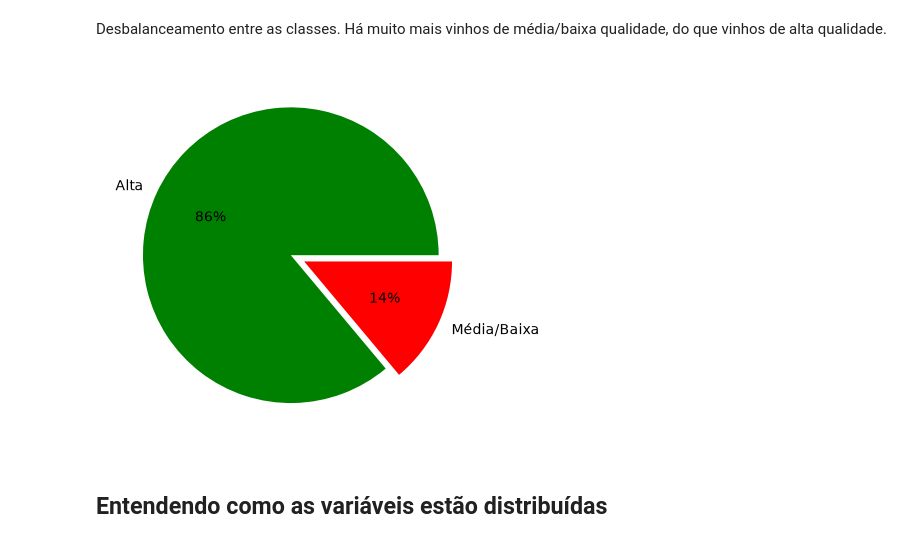
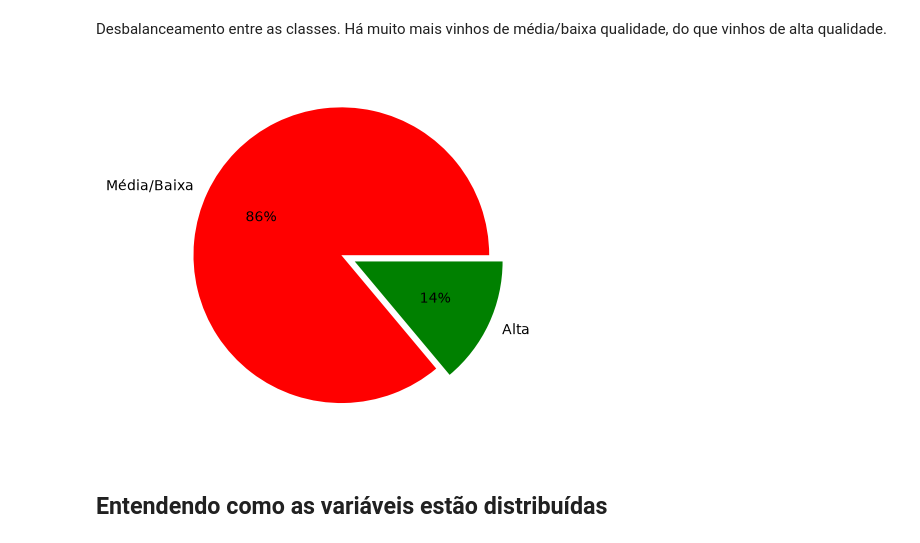
Before and after one commit to kamiikg/wine-quality-classification, a Jupyter notebook: notebooks/analise_wine_quality_classification.ipynb, the cells around one changed output. Drawn from its saved outputs; the diff is of its cells as text; code cells hidden in the pictures.

```diff
--- a/notebooks/analise_wine_quality_classification.ipynb
+++ b/notebooks/analise_wine_quality_classification.ipynb
@@ -171,11 +171,11 @@ Name: proportion, dtype: float64
 # %% [markdown]
 Desbalanceamento entre as classes. Há muito mais vinhos de média/baixa qualidade, do que vinhos de alta qualidade.
 # %%
-categorias = ['Alta', 'Média/Baixa']
-plt.pie(df_wine['quality_classification'].value_counts(), labels=categorias, autopct='%.0f%%', explode=(0, 0.1), colors=('g', 'r'))
+categorias = ['Média/Baixa', 'Alta']
+plt.pie(df_wine['quality_classification'].value_counts(), labels=categorias, autopct='%.0f%%', explode=(0, 0.1), colors=('r', 'g'))
 plt.show()
 # %% [output]
-[figure, old version]
+[figure, new version]
 # %% [markdown]
 ## Entendendo como as variáveis estão distribuídas
 # %%
```
Also changed, not shown: parts of 42 cells of this notebook.
